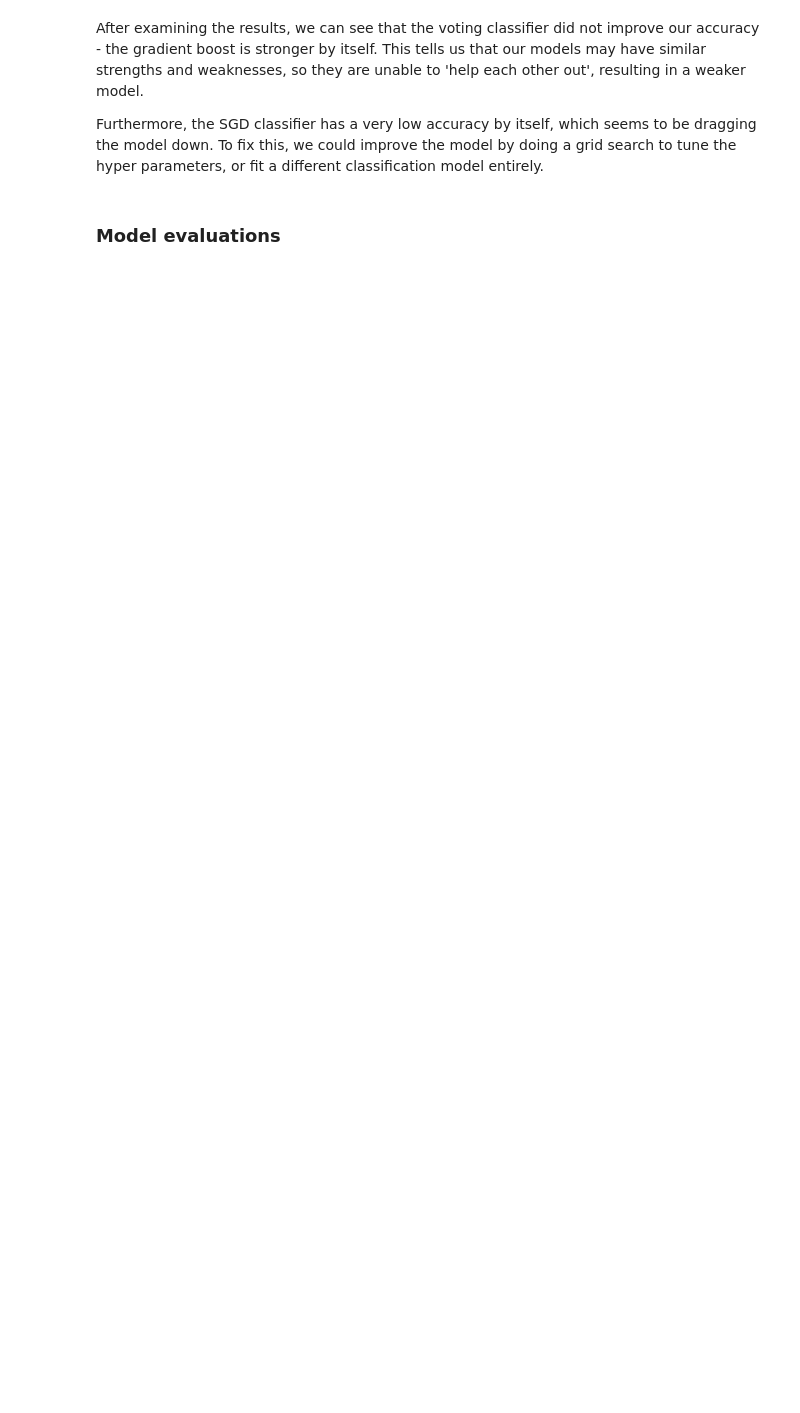
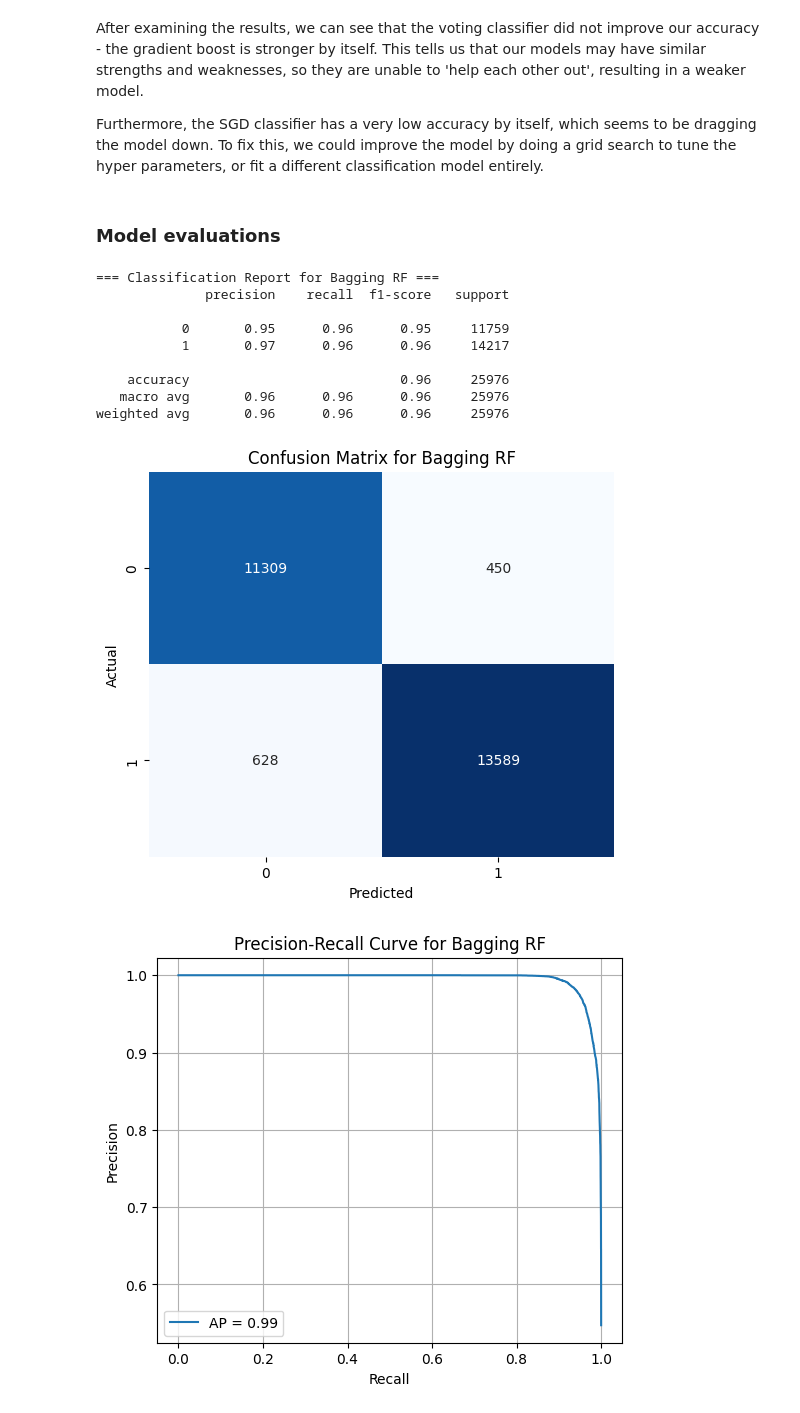
Before and after one commit to jomunji/MOD006907_ML_and_DE, a Jupyter notebook: asignment data EDA.ipynb, the cells around one changed output. Saved outputs shown, nothing was run; the diff lists cells and outputs as text; code cells hidden in the pictures; blank space fills up the shorter version.

Commit message:
model comparison and eval code added

```diff
--- a/asignment data EDA.ipynb
+++ b/asignment data EDA.ipynb
@@ -386,0 +392,48 @@ Furthermore, the SGD classifier has a very low accuracy by itself, which seems t
+# %%
+def evaluate_model(model, X_test, y_test, model_name="Model"):
+    y_pred = model.predict(X_test)
+    y_prob = model.predict_proba(X_test)[:, 1] if hasattr(model, "predict_proba") else None
+
+    # Classification Report
+    print(f"\n=== Classification Report for {model_name} ===")
+    print(classification_report(y_test, y_pred))
+
+    # Confusion Matrix
+    cm = confusion_matrix(y_test, y_pred)
+    plt.figure(figsize=(6, 5))
+    sns.heatmap(cm, annot=True, fmt="d", cmap="Blues", cbar=False)
+    plt.title(f"Confusion Matrix for {model_name}")
+    plt.xlabel("Predicted")
+    plt.ylabel("Actual")
+    plt.show()
+
+    # Precision-Recall Curve
+    if y_prob is not None:
+        precision, recall, _ = precision_recall_curve(y_test, y_prob)
+        avg_precision = average_precision_score(y_test, y_prob)
+
+        plt.figure(figsize=(6, 5))
+        plt.plot(recall, precision, label=f'AP = {avg_precision:.2f}')
+        plt.xlabel('Recall')
+        plt.ylabel('Precision')
+        plt.title(f'Precision-Recall Curve for {model_name}')
+        plt.legend()
+        plt.grid(True)
+        plt.show()
+    else:
+        print(f"{model_name} does not support probability predictions.")
+# %%
+evaluate_model(bagging_rf, X_test_imputed, y_test, model_name="Bagging RF")
+evaluate_model(bagging_gb, X_test_imputed, y_test, model_name="Bagging GB")
+# %% [output]
+=== Classification Report for Bagging RF ===
+              precision    recall  f1-score   support
+
+           0       0.95      0.96      0.95     11759
+           1       0.97      0.96      0.96     14217
+
+    accuracy                           0.96     25976
+   macro avg       0.96      0.96      0.96     25976
+weighted avg       0.96      0.96      0.96     25976
+[figure, added]
+[figure, added]
```
Also changed, not shown: parts of 9 cells of this notebook.
